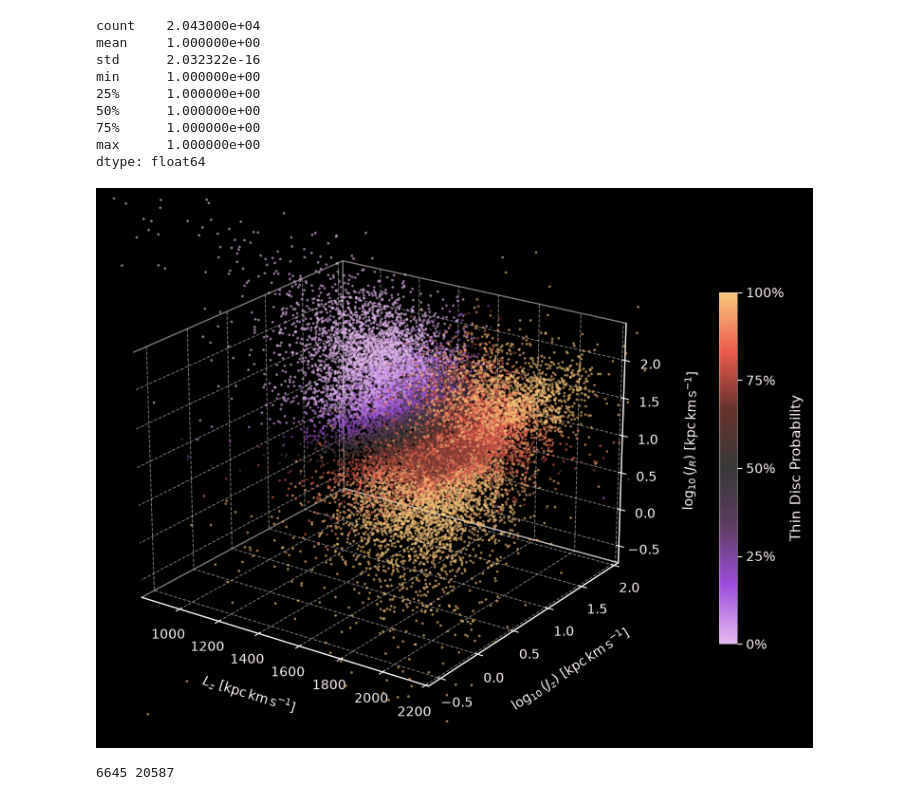
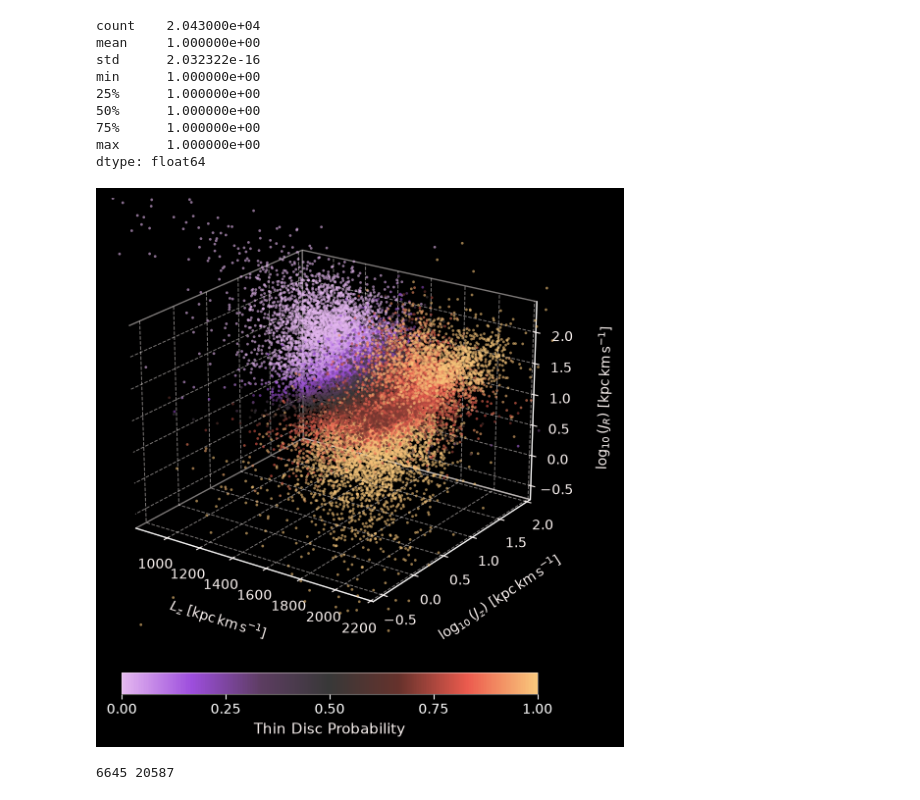
Before and after one commit to ljiainspriggs/ANU-SCNC3101-26SEM2, a Jupyter notebook: 5_thin_v_thick/5_1_GSPSPECorbits.ipynb, the cells around one changed output. Drawn from its saved outputs; the diff is of its cells as text; code cells hidden in the pictures.

```diff
--- a/5_thin_v_thick/5_1_GSPSPECorbits.ipynb
+++ b/5_thin_v_thick/5_1_GSPSPECorbits.ipynb
@@ -190,35 +145,35 @@ for axis in [ax.xaxis, ax.yaxis, ax.zaxis]:
     axis.pane.set_edgecolor(to_rgba(light, 0.25))
     axis._axinfo["grid"]["color"] = to_rgba(light, 0.5)
     axis._axinfo["grid"]["linestyle"] = "--"
     axis._axinfo["grid"]["linewidth"] = 0.7
 
 # 4. Trim axis limits to the bulk of the stars (0.5th to 99.5th percentiles)
 ax.set_xlim(np.percentile(x, [0.5, 99.5]))
 ax.set_ylim(np.percentile(y, [0.5, 99.5]))
 ax.set_zlim(np.percentile(z, [0.5, 99.5]))
 
 # Labels, title, and camera angle
 ax.set_xlabel(r"$L_z$ [$\mathrm{kpc}\,\mathrm{km}\,\mathrm{s}^{-1}$]", color=light, labelpad=10)
 ax.set_ylabel(r"$\log_{10}(J_z)$ [$\mathrm{kpc}\,\mathrm{km}\,\mathrm{s}^{-1}$]", color=light, labelpad=10)
 ax.set_zlabel(r"$\log_{10}(J_R)$ [$\mathrm{kpc}\,\mathrm{km}\,\mathrm{s}^{-1}$]", color=light, labelpad=10)
 ax.tick_params(colors=light)
 ax.view_init(elev=22, azim=-55)
 
 # 5. Fully opaque colourbar with percentage ticks
-cbar = fig.colorbar(sc, ax=ax, shrink=0.65, pad=0.1)
+cbar = fig.colorbar(sc, ax=ax, shrink=0.55, pad=0.05, orientation="horizontal")
 cbar.solids.set(alpha=1.0)
 cbar.set_ticks([0.0, 0.25, 0.50, 0.75, 1.0])
 cbar.ax.yaxis.set_major_formatter(PercentFormatter(xmax=1.0, decimals=0))
 cbar.set_label("Thin Disc Probability", color=light, fontsize=11)
 cbar.ax.yaxis.set_tick_params(color=light)
 plt.setp(plt.getp(cbar.ax.axes, "yticklabels"), color=light)
 cbar.outline.set_edgecolor(to_rgba(light, 0.4))
 
 plt.tight_layout()
 plt.savefig("../figures/5_GMM_orbits.png", dpi=200)
 plt.show()
 # %% [output]
-[figure, old version]
+[figure, new version]
 # %%
 thin_temp = w_orbits[(w_orbits["zmax"] < 0.5) & (w_orbits["e"] < 0.2)]
 print(len(thin_temp), len(w_orbits))
```
Also changed, not shown: parts of 1 cell of this notebook, 26 other files.
